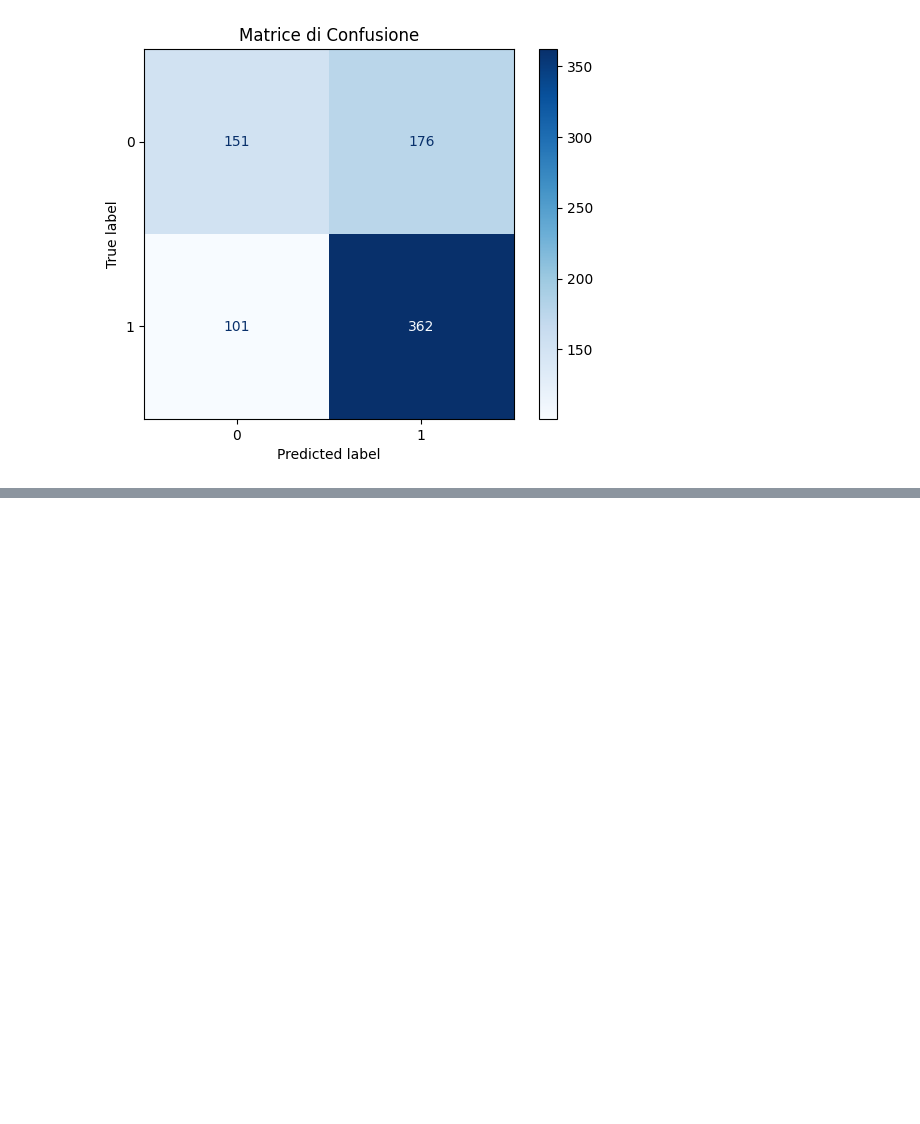
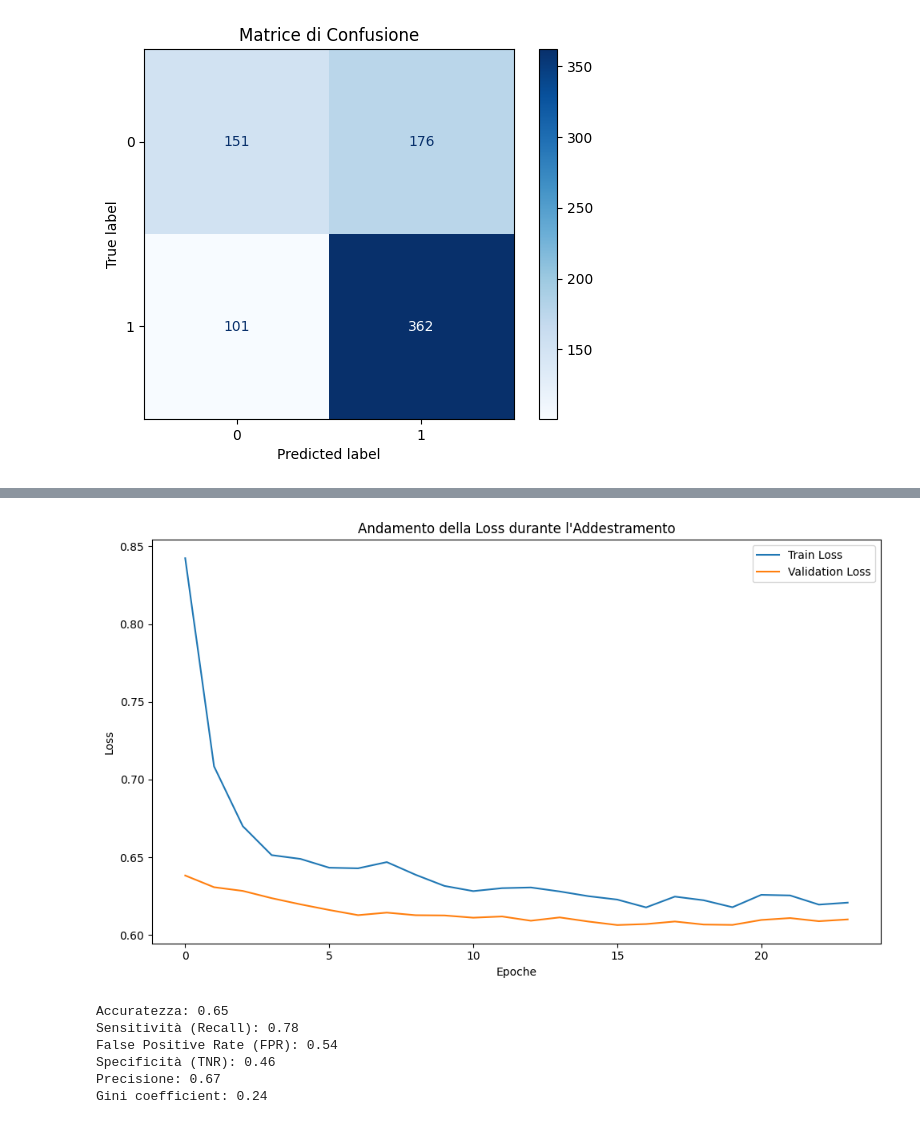
Before and after one commit to LucaTomei93/AIDS_VirusInfectionPrediction, a Jupyter notebook: main.ipynb, the cells around one changed output, grey strips where cells are left out. Saved outputs shown, nothing was run; the diff lists cells and outputs as text; code cells hidden in the pictures; blank space fills up the shorter version.

```diff
--- a/main.ipynb
+++ b/main.ipynb
@@ -1122,0 +1119,23 @@ plt.show()
+# %%
+# Plot della perdita durante l'addestramento
+plt.figure(figsize=(10, 6))
+plt.plot(history.history['loss'], label='Train Loss')
+plt.plot(history.history['val_loss'], label='Validation Loss')
+plt.xlabel('Epoche')
+plt.ylabel('Loss')
+plt.title('Andamento della Loss durante l\'Addestramento')
+plt.legend()
+
+plt.tight_layout()
+plt.show()
+# %% [output]
+[figure, added]
+# %%
+get_confusion_matrix_insights(y_test,y_pred)
+# %% [output]
+Accuratezza: 0.65
+Sensitività (Recall): 0.78
+False Positive Rate (FPR): 0.54
+Specificità (TNR): 0.46
+Precisione: 0.67
+Gini coefficient: 0.24
```
Also changed, not shown: parts of 20 cells of this notebook, 1 other file.
